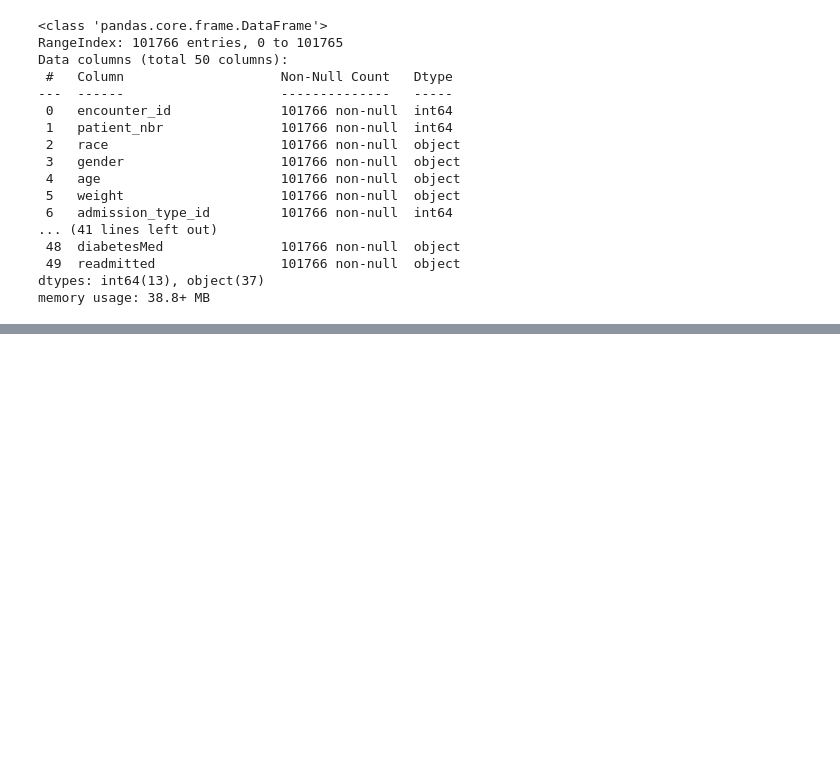
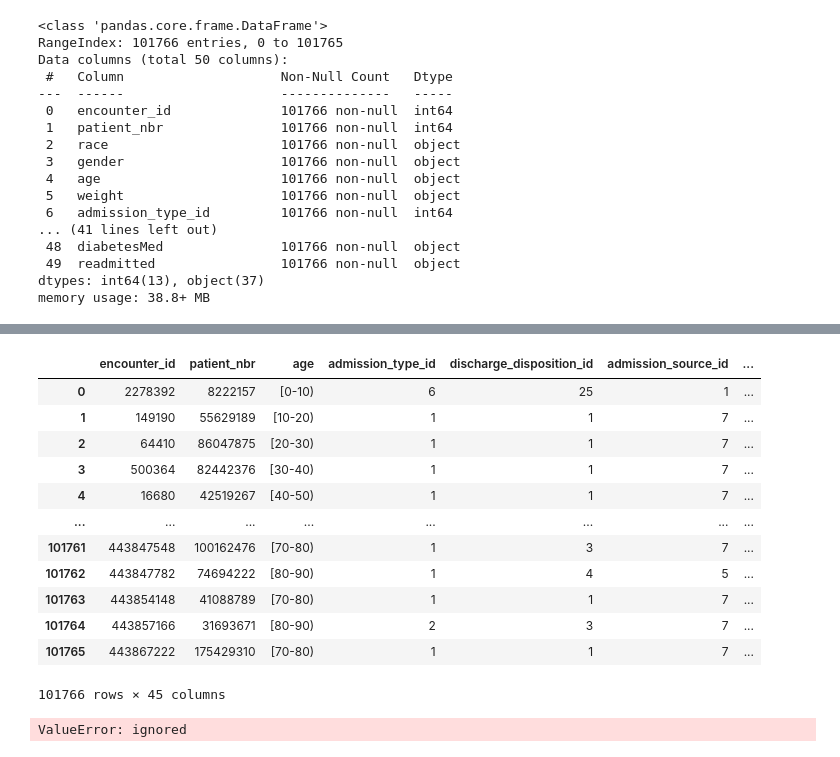
Before and after one commit to unitxero/Data_Analysis_MC, a Jupyter notebook: Mini_Project_2.ipynb, the cells around one changed output, grey strips where cells are left out. Drawn from its saved outputs; the diff is of its cells as text; code cells hidden in the pictures; blank space fills up the shorter version.

```diff
--- a/Mini_Project_2.ipynb
+++ b/Mini_Project_2.ipynb
@@ -80,0 +291,21 @@ memory usage: 38.8+ MB
+# %%
+df_2 = df.drop(labels = ['race','weight','payer_code','medical_specialty'], axis = 1)
+# %%
+X = df_2.drop('gender', axis=1)
+y = df_2['gender']
+# %%
+X
+# %% [output]
+|  | encounter_id | patient_nbr | age | admission_type_id | discharge_disposition_id | admission_source_id | ... |
+| 0 | 2278392 | 8222157 | [0-10) | 6 | 25 | 1 | ... |
+| 1 | 149190 | 55629189 | [10-20) | 1 | 1 | 7 | ... |
+| 2 | 64410 | 86047875 | [20-30) | 1 | 1 | 7 | ... |
+| 3 | 500364 | 82442376 | [30-40) | 1 | 1 | 7 | ... |
+| 4 | 16680 | 42519267 | [40-50) | 1 | 1 | 7 | ... |
+| ... | ... | ... | ... | ... | ... | ... | ... |
+| 101761 | 443847548 | 100162476 | [70-80) | 1 | 3 | 7 | ... |
+| 101762 | 443847782 | 74694222 | [80-90) | 1 | 4 | 5 | ... |
+| 101763 | 443854148 | 41088789 | [70-80) | 1 | 1 | 7 | ... |
+| 101764 | 443857166 | 31693671 | [80-90) | 2 | 3 | 7 | ... |
+| 101765 | 443867222 | 175429310 | [70-80) | 1 | 1 | 7 | ... |
+101766 rows × 45 columns
@@ -80,0 +314,5 @@ memory usage: 38.8+ MB
+# %%
+rfc = RandomForestClassifier(n_estimators=100)
+rfc.fit(X_train, y_train)
+# %% [output]
+ValueError: ignored
```
Also changed, not shown: parts of 18 cells of this notebook.
